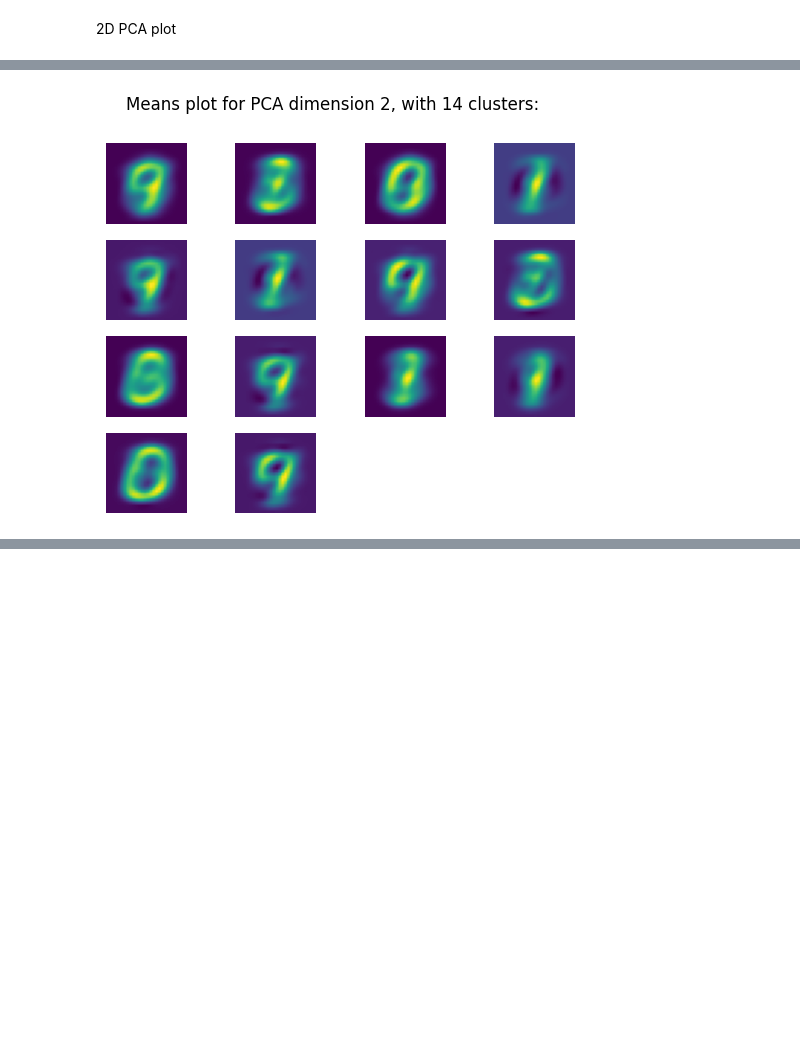
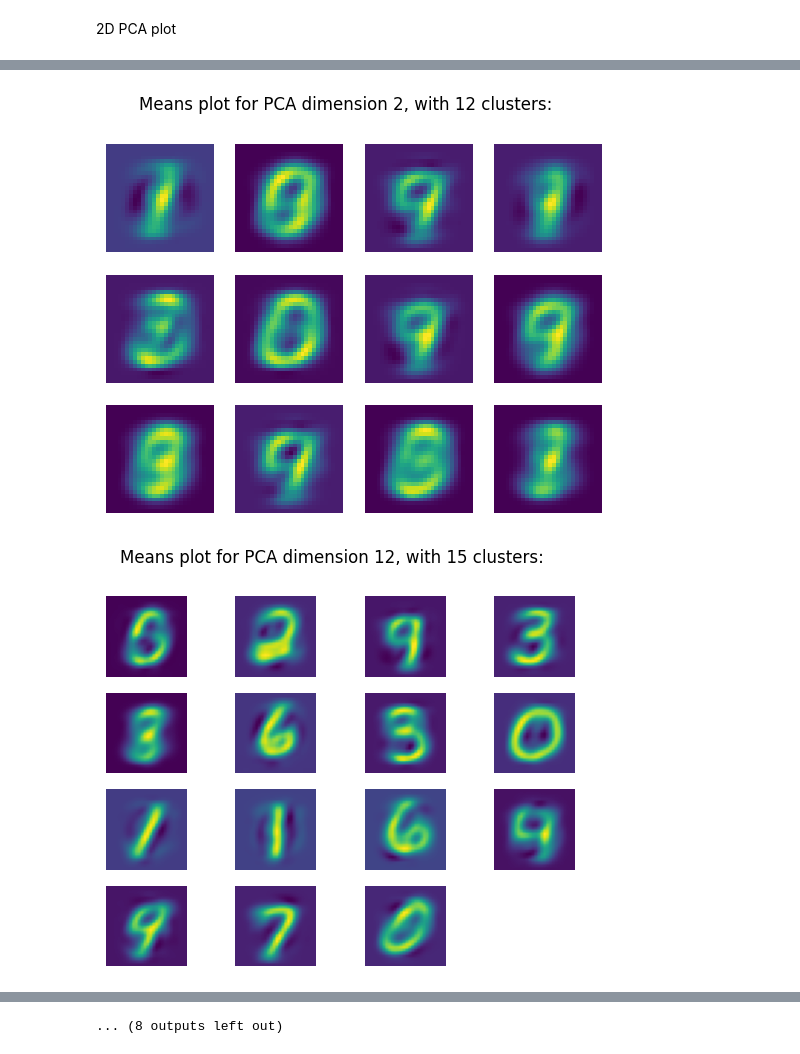
Before and after one commit to Lotto98/Clustering, a Jupyter notebook: GaussianMixture.ipynb, the cells around one changed output, grey strips where cells are left out. Cells and saved outputs as stored; diff of their text form; code cells hidden in the pictures; blank space fills up the shorter version.

```diff
--- a/GaussianMixture.ipynb
+++ b/GaussianMixture.ipynb
@@ -48,29 +74,30 @@ plot_clustering(dfs[2],labels=labels,cluster_centers=means)
 # %%
 from math import ceil
 import pickle
 
 def plot_means(n_pc, means):
 
     with open("pca/pca_"+str(n_pc)+".pkl", 'rb') as inp:
         pca=pickle.load(inp)
 
     data=pca.inverse_transform(means)
 
     fig,axs=plt.subplots(ceil(len(means)/4),4)
 
     fig.suptitle(f"Means plot for PCA dimension {n_pc}, with {len(means)} clusters:")
 
     axs = [item for sublist in axs for item in sublist]
 
     for i in range(len(axs)):
         axs[i].axis('off')
 
     for i,mean in enumerate(data):
         axs[i].imshow(mean.reshape(28, 28))
 
-#for x in range(2,200,10):
-    #plot_means(x,fitted_estimators[x].means_)
+for x in range(2,200,10):
+    plot_means(x,fitted_estimators[x].means_)
 
-plot_means(2,fitted_estimators[2].means_)
+#plot_means(2,fitted_estimators[2].means_)
 # %% [output]
-[figure, old version]
+[figure, new version]
+[figure, added]
@@ -76,0 +114 @@ plot_means(2,fitted_estimators[2].means_)
+... (8 outputs left out)
```
Also changed, not shown: parts of 5 cells of this notebook, 1 other file.
